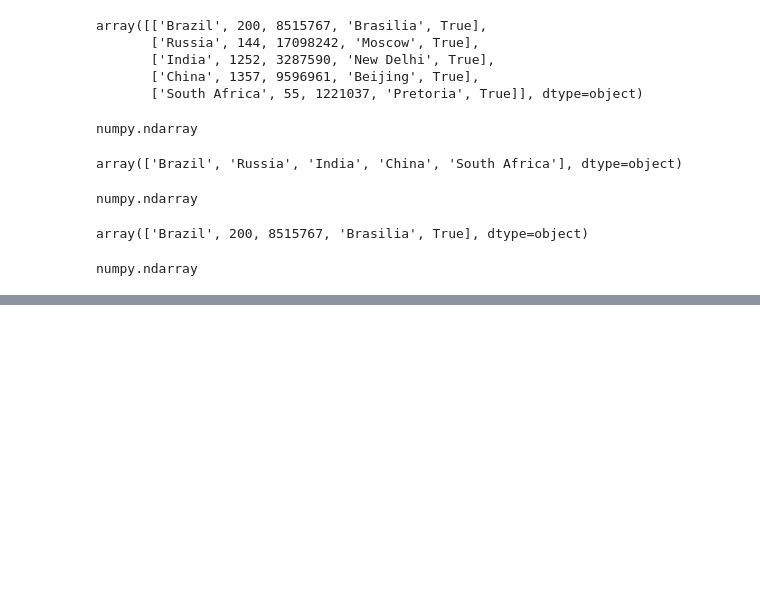
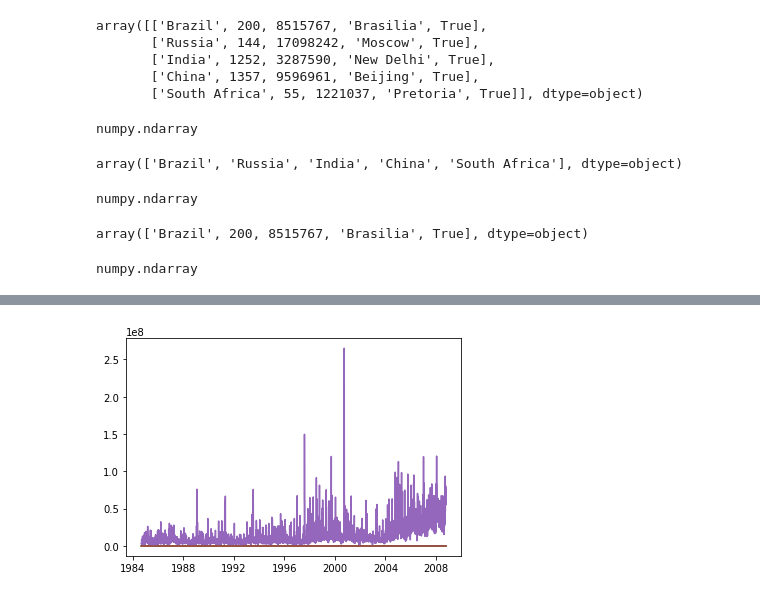
Before and after one commit to lukasz-f/data-camp, a Jupyter notebook: pandas_pd.ipynb, the cells around one changed output, grey strips where cells are left out. Cells and saved outputs as stored; diff of their text form; code cells hidden in the pictures; blank space fills up the shorter version.

```diff
--- a/pandas_pd.ipynb
+++ b/pandas_pd.ipynb
@@ -461,0 +528,5 @@ numpy.ndarray
+# %%
+plt.plot(aapl)
+plt.show()
+# %% [output]
+[figure, added]
```
Also changed, not shown: parts of 25 cells of this notebook, 4 other files.
